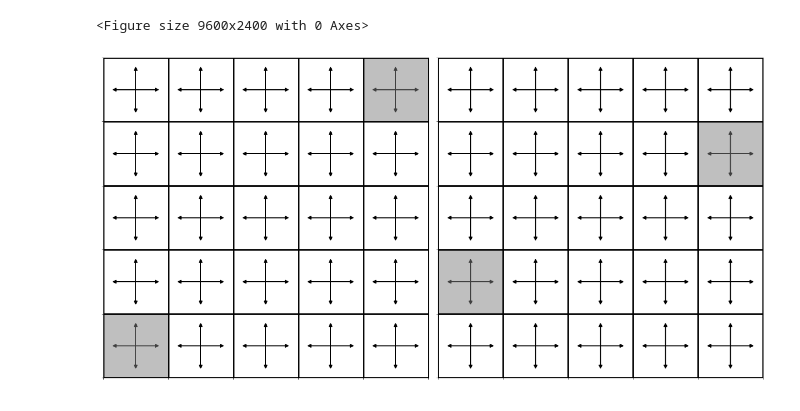
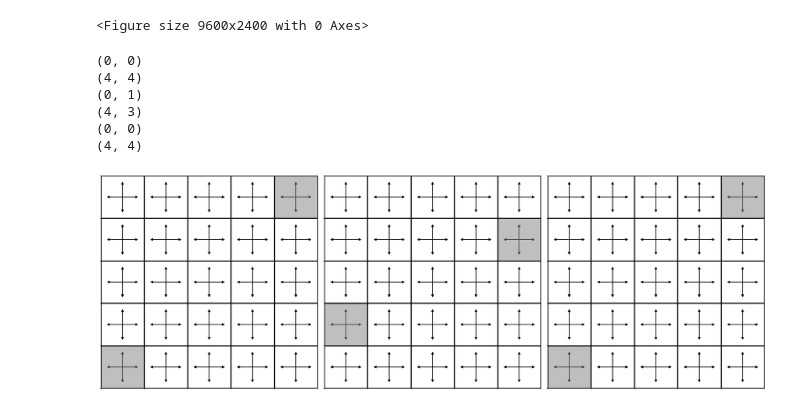
Before and after one commit to sergiorozada12/fhtlr-opt-learning, a Jupyter notebook: experiments.ipynb, the cells around one changed output. Saved outputs shown, nothing was run; the diff lists cells and outputs as text; code cells hidden in the pictures.

```diff
--- a/experiments.ipynb
+++ b/experiments.ipynb
@@ -169,5 +160,5 @@ KeyboardInterrupt:
 # %%
-with open('exp_0.pkl', 'rb') as f:
+with open('results/exp_0000.pkl', 'rb') as f:
 
     data = pickle.load(f) # deserialize using load()
 
@@ -175,7 +166,7 @@ fo_list = data[0]
 errors_list = data[1]
 conv_list = data[2]
 
-k_list = [10, 20, 30, 50]
+k_list = [15, 20, 25, 30]
 num_iter = 100000
 # %%
 
@@ -228,7 +218,7 @@ IndexError: list index out of range
 # %% [markdown]
 BCD - Policy Evaluation
 # %%
-k_list = [10, 20, 30]
+k_list = [15, 20, 25, 30]
 scale = 0.7
 bcd_num_iter = 5
 policy_num_iter = 100
@@ -394,7 +384,7 @@ for k in k_list:
     returns_mean_list.append(returns_mean)
     returns_std_list.append(returns_std)
 # %%
-with open('policy-bcgd.pkl', 'rb') as f:
+with open('results/exp_1111.pkl', 'rb') as f:
 
     data = pickle.load(f) # deserialize using load()
 
@@ -404,10 +394,11 @@ conv_list = data[2]
 returns_mean_list = data[3]
 returns_std_list = data[4]
 
-k_list = [10, 20, 30, 50]
-scale = 0.7
+k_list = [15, 20, 25, 30]
+scale = 0.5
 bcd_num_iter = 50
 policy_num_iter = 2000
+alpha = 10e-3
 # %%
 colors = generate_random_colors(len(k_list))
 x_lim = 0
@@ -434,7 +425,7 @@ with plt.style.context(['science', 'ieee']):
         axes[0].yaxis.set_major_locator(MaxNLocator(nbins=4))
         axes[0].xaxis.set_major_locator(MaxNLocator(nbins=3))
         axes[0].set_xlim(0, x_lim -1)
-        axes[0].set_ylim(0, 280)
+        axes[0].set_ylim(0, 200)
         axes[0].set_xlabel("(c) Iterations",fontsize=18)
         axes[0].set_ylabel("NFE(\%) - BCGD-PI",fontsize=18)
         axes[0].legend(loc='upper right')
@@ -466,7 +457,7 @@ with plt.style.context(['science', 'ieee']):
     axes[1].yaxis.set_major_locator(MaxNLocator(nbins=4))
     axes[1].xaxis.set_major_locator(MaxNLocator(nbins=3))
     axes[1].set_xlim(0, policy_num_iter - 1)
-    axes[1].set_ylim(0, 2.4)
+    axes[1].set_ylim(0, 1.2)
     axes[1].set_xlabel("(d) Iteration",fontsize=18)
     axes[1].set_ylabel(r"Returns ",fontsize=18)
     axes[1].legend(loc='upper right')
@@ -537,9 +528,9 @@ plot_gridworld(ENV.W, mat_classic, mat_dp, mat_pi)
 import matplotlib.pyplot as plt
 import numpy as np
 
-def draw_grid_with_arrows():
+def draw_grid_with_arrows(Q_1,Q_2,Q_3):
     # Configuración de la figura
-    fig, ax = plt.subplots(1, 2, figsize=(12, 6))
+    fig, ax = plt.subplots(1, 3, figsize=(18, 6))
 
     # Coordenadas de las flechas para la cuadrícula 5x5
     grid_size = 5
@@ -554,32 +545,39 @@ def draw_grid_with_arrows():
         [(0, 0), (4, 4)],  # Primera imagen
         [(0, 1), (4, 3)],  # Segunda imagen
         [(0, 0), (4, 4)]   # Tercera imagen
     ]
 
     # Dibujar las 3 imágenes
     for idx, ax_idx in enumerate(ax):
         ax_idx.set_xlim(-0.5, grid_size - 0.5)
         ax_idx.set_ylim(-0.5, grid_size - 0.5)
         ax_idx.set_xticks(np.arange(-0.5, grid_size, 1), minor=True)
         ax_idx.set_yticks(np.arange(-0.5, grid_size, 1), minor=True)
         ax_idx.grid(which="minor", color="black", linestyle='-', linewidth=2)
         ax_idx.tick_params(left=False, bottom=False, labelleft=False, labelbottom=False)
 
         # Dibujar flechas en cada celda
         for i in range(grid_size):
             for j in range(grid_size):
                 for dx, dy in directions:
                     ax_idx.arrow(i, j, dx, dy, head_width=0.05, head_length=0.05, fc='black', ec='black')
 
         # Pintar las celdas sombreadas
         for pos in shaded_positions[idx]:
+            print(pos)
             rect = plt.Rectangle((pos[0] - 0.5, pos[1] - 0.5), 1, 1, color='gray', alpha=0.5)
             ax_idx.add_patch(rect)
 
     plt.tight_layout()
     plt.show()
 
 # Llamada a la función
-draw_grid_with_arrows()
+draw_grid_with_arrows(Q_opt,Q_opt,Q_opt)
 # %% [output]
+(0, 0)
+(4, 4)
+(0, 1)
+(4, 3)
+(0, 0)
+(4, 4)
-[figure, old version]
+[figure, new version]
```
Also changed, not shown: parts of 8 cells of this notebook.
